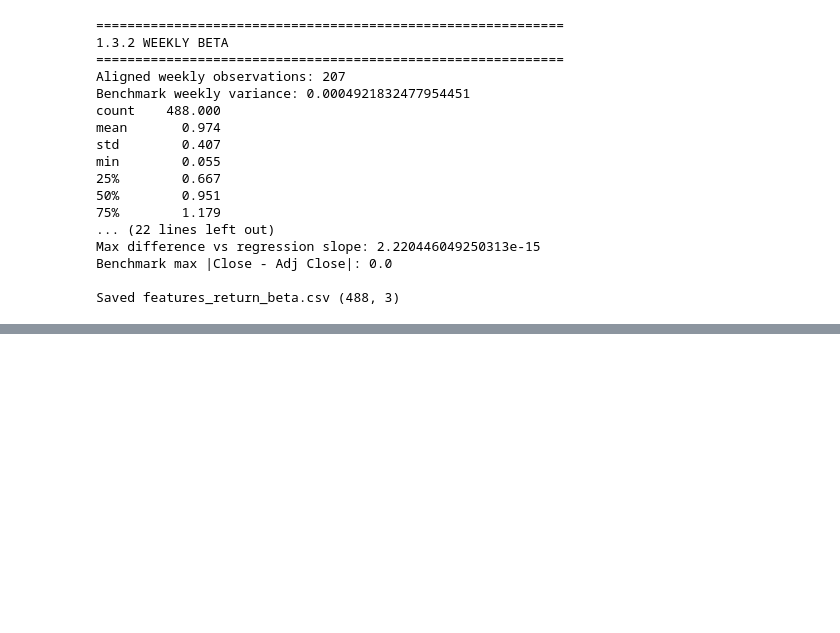
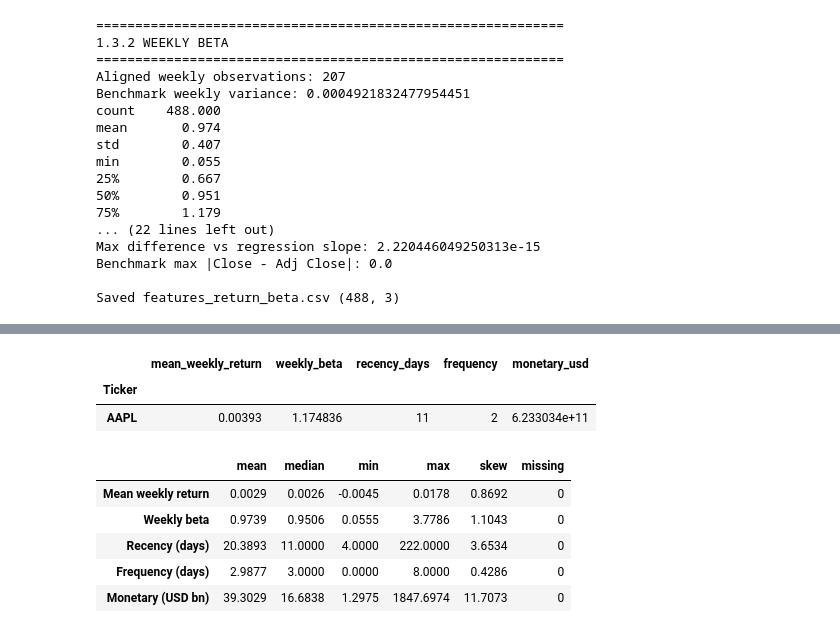
Before and after one commit to mafaiziyas/sp500-market-segmentation-fintech-analytics, a Jupyter notebook: notebooks/Task_1.ipynb, the cells around one changed output, grey strips where cells are left out. Saved outputs shown, nothing was run; the diff lists cells and outputs as text; code cells hidden in the pictures; blank space fills up the shorter version.

```diff
--- a/notebooks/Task_1.ipynb
+++ b/notebooks/Task_1.ipynb
@@ -665,0 +955,27 @@ Saved features_return_beta.csv (488, 3)
+# %%
+#Table 1: AAPL row from feature_table.csv
+saved = pd.read_csv(f"{folder}/feature_table.csv", index_col="Ticker")
+saved.loc[["AAPL"]]
+# %% [output]
+|  | mean_weekly_return | weekly_beta | recency_days | frequency | monetary_usd |
+| Ticker |  |  |  |  |  |
+| AAPL | 0.00393 | 1.174836 | 11 | 2 | 6.233034e+11 |
+# %%
+#Table 2: feature summaries, read from feature_table.csv created above.
+saved = pd.read_csv(f"{folder}/feature_table.csv", index_col="Ticker")
+saved["monetary_usd_bn"] = saved.pop("monetary_usd") / 1e9   # USD billions
+
+table2 = saved.describe().T[["mean", "50%", "min", "max"]].rename(columns={"50%": "median"})
+table2["skew"] = saved.skew()
+table2["missing"] = saved.isna().sum()
+
+table2.index = ["Mean weekly return", "Weekly beta", "Recency (days)",
+                "Frequency (days)", "Monetary (USD bn)"]
+table2.round(4)
+# %% [output]
+|  | mean | median | min | max | skew | missing |
+| Mean weekly return | 0.0029 | 0.0026 | -0.0045 | 0.0178 | 0.8692 | 0 |
+| Weekly beta | 0.9739 | 0.9506 | 0.0555 | 3.7786 | 1.1043 | 0 |
+| Recency (days) | 20.3893 | 11.0000 | 4.0000 | 222.0000 | 3.6534 | 0 |
+| Frequency (days) | 2.9877 | 3.0000 | 0.0000 | 8.0000 | 0.4286 | 0 |
+| Monetary (USD bn) | 39.3029 | 16.6838 | 1.2975 | 1847.6974 | 11.7073 | 0 |
```
Also changed, not shown: parts of 15 cells of this notebook.
